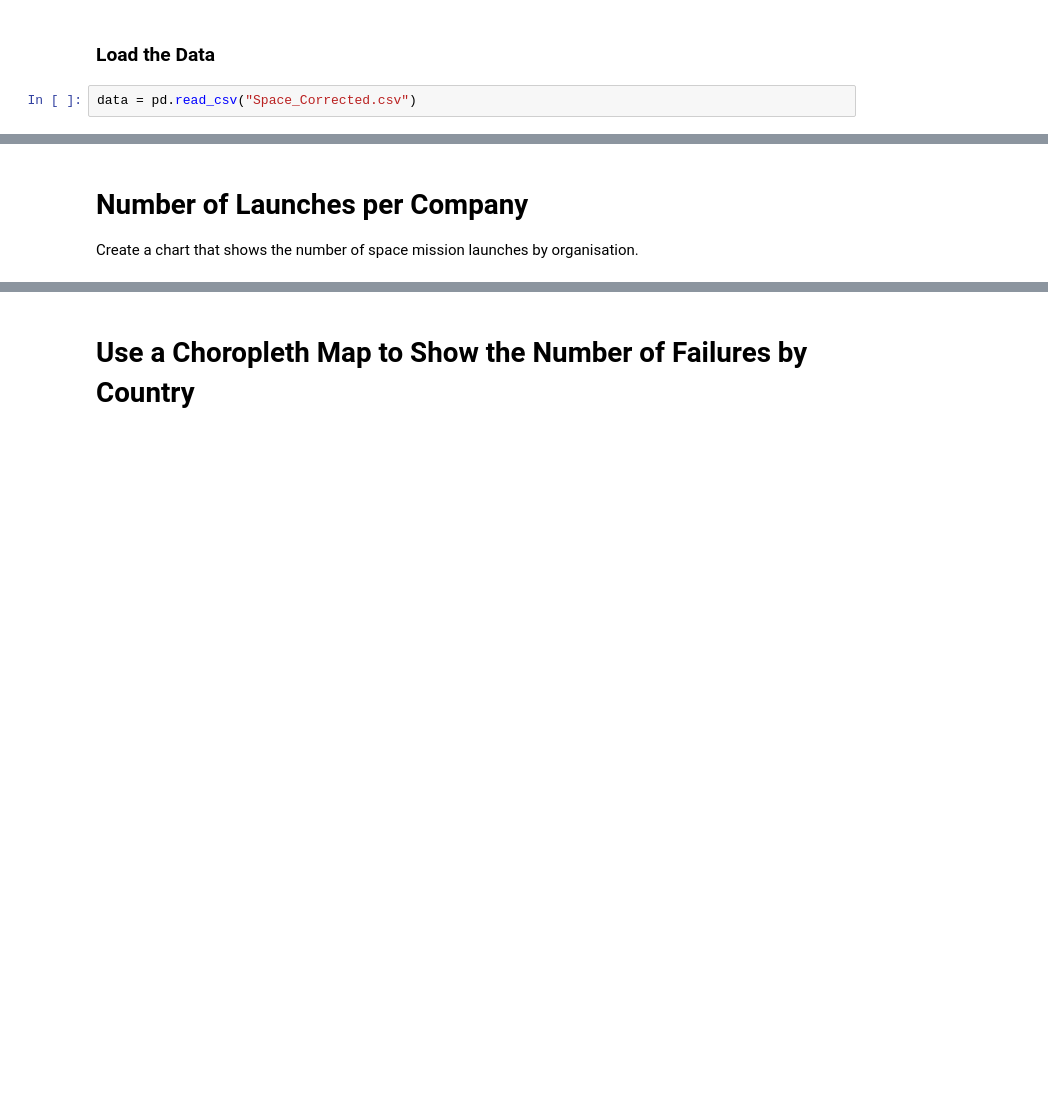
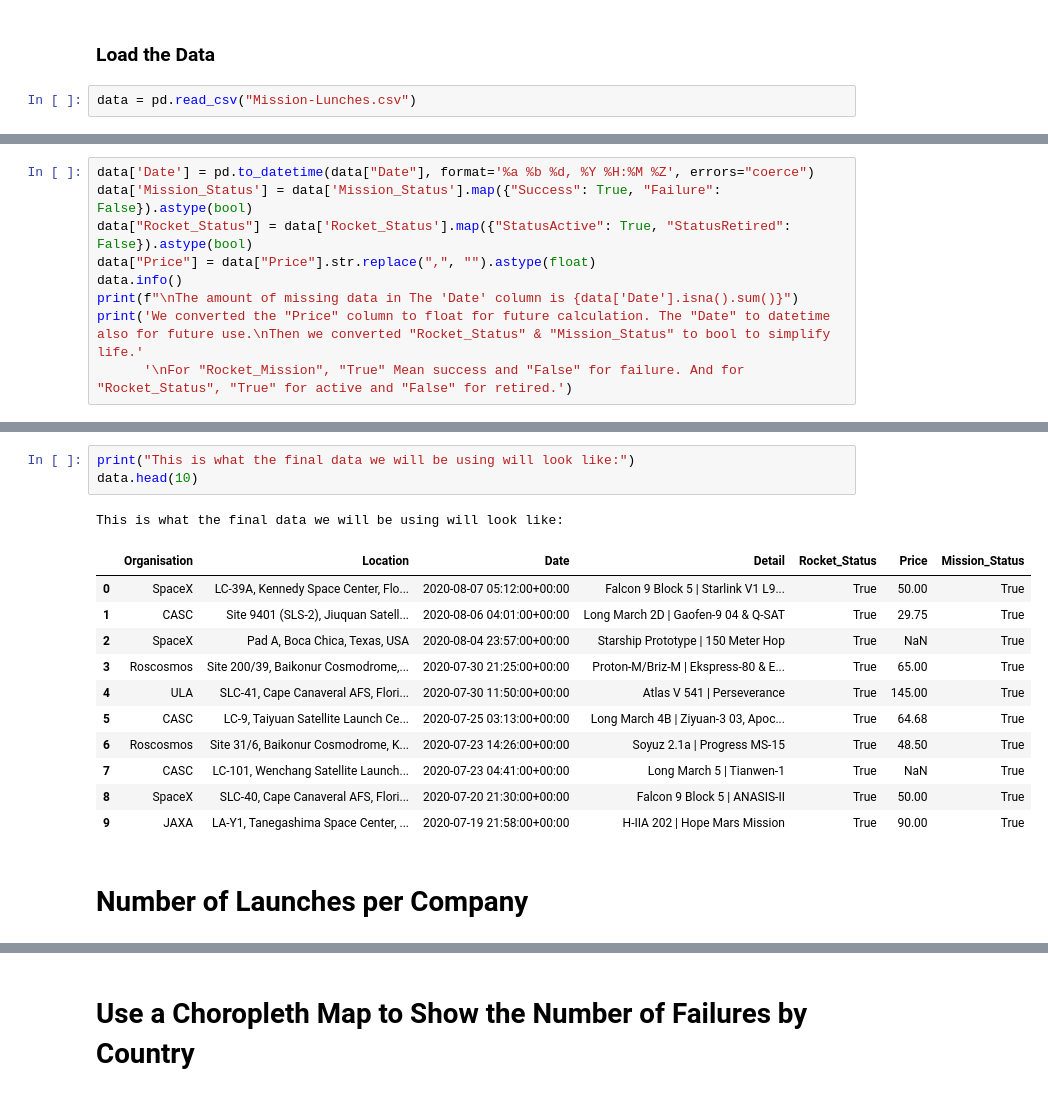
Before and after one commit to RedeemedSpoon/Space-Exploration, a Jupyter notebook: Space-Missions.ipynb, the cells around one changed output, grey strips where cells are left out. Cells and saved outputs as stored; diff of their text form; blank space fills up the shorter version.

```diff
--- a/Space-Missions.ipynb
+++ b/Space-Missions.ipynb
@@ -26,4 +25,4 @@ pd.options.display.float_format = '{:,.2f}'.format
 # %% [markdown]
 ### Load the Data
 # %%
-data = pd.read_csv("Space_Corrected.csv")
+data = pd.read_csv("Mission-Lunches.csv")
@@ -42,0 +51,9 @@ Consider removing columns containing junk data.
+# %%
+data['Date'] = pd.to_datetime(data["Date"], format='%a %b %d, %Y %H:%M %Z', errors="coerce")
+data['Mission_Status'] = data['Mission_Status'].map({"Success": True, "Failure": False}).astype(bool)
+data["Rocket_Status"] = data['Rocket_Status'].map({"StatusActive": True, "StatusRetired": False}).astype(bool)
+data["Price"] = data["Price"].str.replace(",", "").astype(float)
+data.info()
+print(f"\nThe amount of missing data in The 'Date' column is {data['Date'].isna().sum()}")
+print('We converted the "Price" column to float for future calculation. The "Date" to datetime also for future use.\nThen we converted "Rocket_Status" & "Mission_Status" to bool to simplify life.'
+      '\nFor "Rocket_Mission", "True" Mean success and "False" for failure. And for "Rocket_Status", "True" for active and "False" for retired.')
@@ -43,4 +80,18 @@ Consider removing columns containing junk data.
+# %%
+print("This is what the final data we will be using will look like:")
+data.head(10)
+# %% [output]
+This is what the final data we will be using will look like:
+|  | Organisation | Location | Date | Detail | Rocket_Status | Price | Mission_Status |
+| 0 | SpaceX | LC-39A, Kennedy Space Center, Flo... | 2020-08-07 05:12:00+00:00 | Falcon 9 Block 5 | Starlink V1 L9... | True | 50.00 | True |
+| 1 | CASC | Site 9401 (SLS-2), Jiuquan Satell... | 2020-08-06 04:01:00+00:00 | Long March 2D | Gaofen-9 04 & Q-SAT | True | 29.75 | True |
+| 2 | SpaceX | Pad A, Boca Chica, Texas, USA | 2020-08-04 23:57:00+00:00 | Starship Prototype | 150 Meter Hop | True | NaN | True |
+| 3 | Roscosmos | Site 200/39, Baikonur Cosmodrome,... | 2020-07-30 21:25:00+00:00 | Proton-M/Briz-M | Ekspress-80 & E... | True | 65.00 | True |
+| 4 | ULA | SLC-41, Cape Canaveral AFS, Flori... | 2020-07-30 11:50:00+00:00 | Atlas V 541 | Perseverance | True | 145.00 | True |
+| 5 | CASC | LC-9, Taiyuan Satellite Launch Ce... | 2020-07-25 03:13:00+00:00 | Long March 4B | Ziyuan-3 03, Apoc... | True | 64.68 | True |
+| 6 | Roscosmos | Site 31/6, Baikonur Cosmodrome, K... | 2020-07-23 14:26:00+00:00 | Soyuz 2.1a | Progress MS-15 | True | 48.50 | True |
+| 7 | CASC | LC-101, Wenchang Satellite Launch... | 2020-07-23 04:41:00+00:00 | Long March 5 | Tianwen-1 | True | NaN | True |
+| 8 | SpaceX | SLC-40, Cape Canaveral AFS, Flori... | 2020-07-20 21:30:00+00:00 | Falcon 9 Block 5 | ANASIS-II | True | 50.00 | True |
+| 9 | JAXA | LA-Y1, Tanegashima Space Center, ... | 2020-07-19 21:58:00+00:00 | H-IIA 202 | Hope Mars Mission | True | 90.00 | True |
 # %% [markdown]
 # Number of Launches per Company
-
-Create a chart that shows the number of space mission launches by organisation.
```
Also changed, not shown: parts of 23 cells of this notebook, 3 other files.
